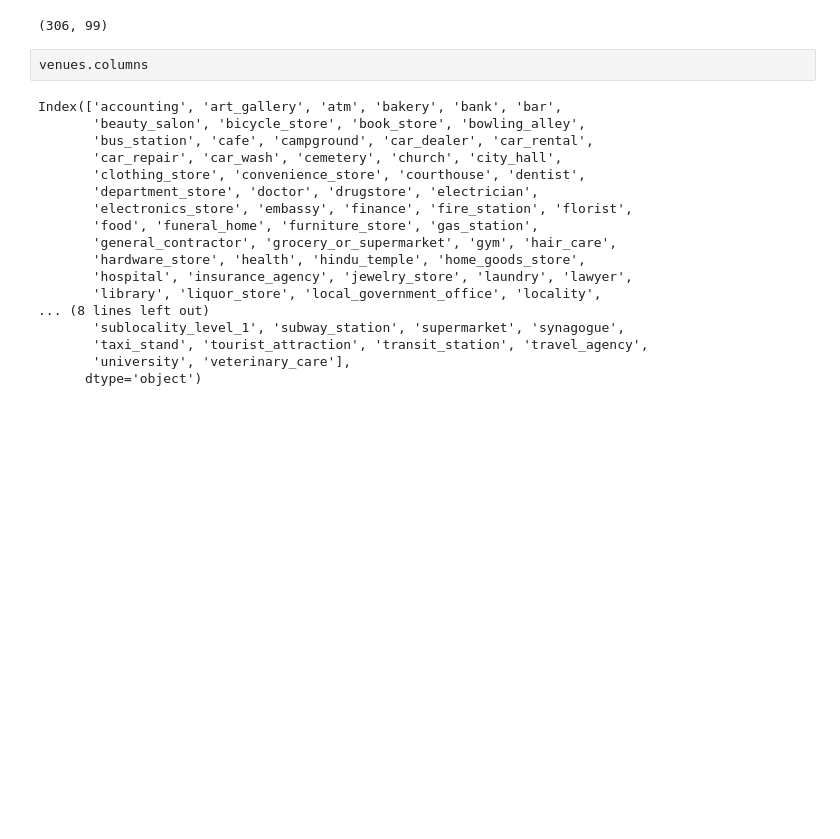
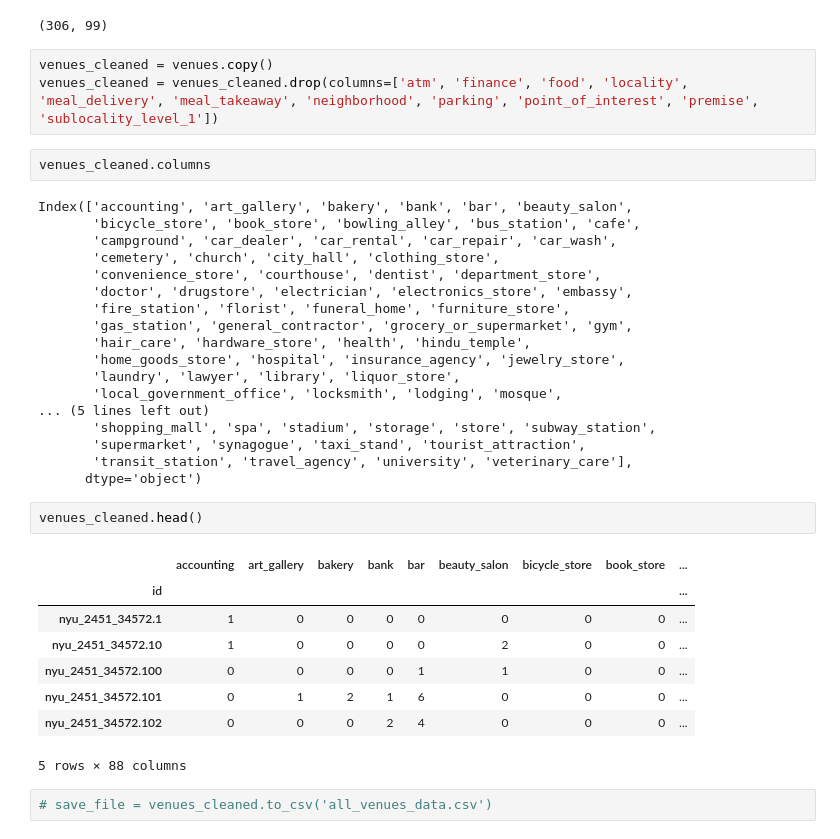
Before and after one commit to ktamkee/NYC_midterm_project, a Jupyter notebook: data/google_data.ipynb, the cells around one changed output. Saved outputs shown, nothing was run; the diff lists cells and outputs as text; blank space fills up the shorter version.

```diff
--- a/data/google_data.ipynb
+++ b/data/google_data.ipynb
@@ -186,23 +186,39 @@ venues.head()
 venues.shape
 # %% [output]
 (306, 99)
+# %%
+venues_cleaned = venues.copy()
+venues_cleaned = venues_cleaned.drop(columns=['atm', 'finance', 'food', 'locality', 'meal_delivery', 'meal_takeaway', 'neighborhood', 'parking', 'point_of_interest', 'premise', 'sublocality_level_1'])
 # %%
-venues.columns
+venues_cleaned.columns
 # %% [output]
-Index(['accounting', 'art_gallery', 'atm', 'bakery', 'bank', 'bar',
-       'beauty_salon', 'bicycle_store', 'book_store', 'bowling_alley',
-       'bus_station', 'cafe', 'campground', 'car_dealer', 'car_rental',
-       'car_repair', 'car_wash', 'cemetery', 'church', 'city_hall',
-       'clothing_store', 'convenience_store', 'courthouse', 'dentist',
-       'department_store', 'doctor', 'drugstore', 'electrician',
-       'electronics_store', 'embassy', 'finance', 'fire_station', 'florist',
-       'food', 'funeral_home', 'furniture_store', 'gas_station',
-       'general_contractor', 'grocery_or_supermarket', 'gym', 'hair_care',
-       'hardware_store', 'health', 'hindu_temple', 'home_goods_store',
-       'hospital', 'insurance_agency', 'jewelry_store', 'laundry', 'lawyer',
-       'library', 'liquor_store', 'local_government_office', 'locality',
-... (8 lines left out)
-       'sublocality_level_1', 'subway_station', 'supermarket', 'synagogue',
-       'taxi_stand', 'tourist_attraction', 'transit_station', 'travel_agency',
-       'university', 'veterinary_care'],
+Index(['accounting', 'art_gallery', 'bakery', 'bank', 'bar', 'beauty_salon',
+       'bicycle_store', 'book_store', 'bowling_alley', 'bus_station', 'cafe',
+       'campground', 'car_dealer', 'car_rental', 'car_repair', 'car_wash',
+       'cemetery', 'church', 'city_hall', 'clothing_store',
+       'convenience_store', 'courthouse', 'dentist', 'department_store',
+       'doctor', 'drugstore', 'electrician', 'electronics_store', 'embassy',
+       'fire_station', 'florist', 'funeral_home', 'furniture_store',
+       'gas_station', 'general_contractor', 'grocery_or_supermarket', 'gym',
+       'hair_care', 'hardware_store', 'health', 'hindu_temple',
+       'home_goods_store', 'hospital', 'insurance_agency', 'jewelry_store',
+       'laundry', 'lawyer', 'library', 'liquor_store',
+       'local_government_office', 'locksmith', 'lodging', 'mosque',
+... (5 lines left out)
+       'shopping_mall', 'spa', 'stadium', 'storage', 'store', 'subway_station',
+       'supermarket', 'synagogue', 'taxi_stand', 'tourist_attraction',
+       'transit_station', 'travel_agency', 'university', 'veterinary_care'],
       dtype='object')
+# %%
+venues_cleaned.head()
+# %% [output]
+|  | accounting | art_gallery | bakery | bank | bar | beauty_salon | bicycle_store | book_store | ... |
+| id |  |  |  |  |  |  |  |  | ... |
+| nyu_2451_34572.1 | 1 | 0 | 0 | 0 | 0 | 0 | 0 | 0 | ... |
+| nyu_2451_34572.10 | 1 | 0 | 0 | 0 | 0 | 2 | 0 | 0 | ... |
+| nyu_2451_34572.100 | 0 | 0 | 0 | 0 | 1 | 1 | 0 | 0 | ... |
+| nyu_2451_34572.101 | 0 | 1 | 2 | 1 | 6 | 0 | 0 | 0 | ... |
+| nyu_2451_34572.102 | 0 | 0 | 0 | 2 | 4 | 0 | 0 | 0 | ... |
+5 rows × 88 columns
+# %%
+# save_file = venues_cleaned.to_csv('all_venues_data.csv')
```
Also changed, not shown: 5 other files.
